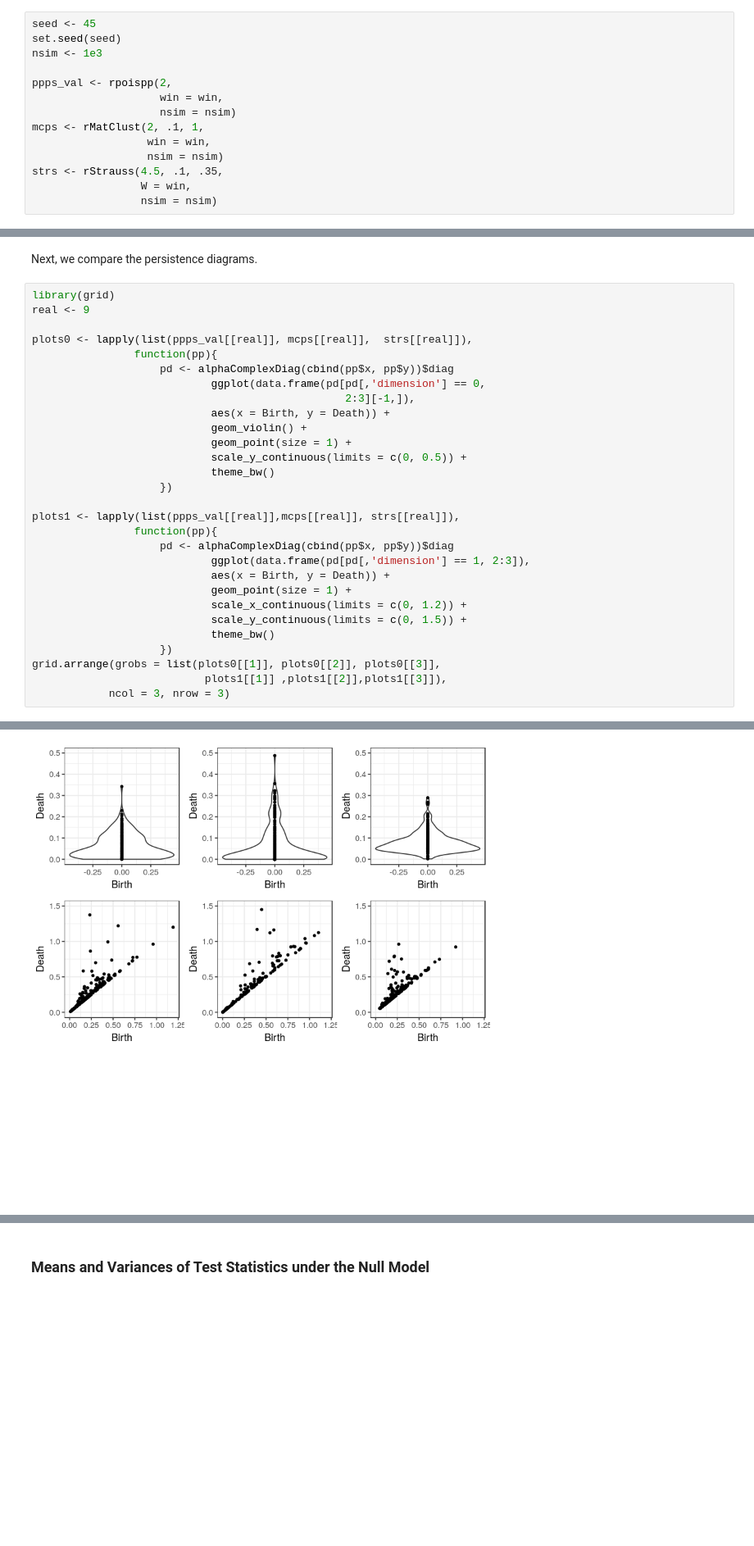
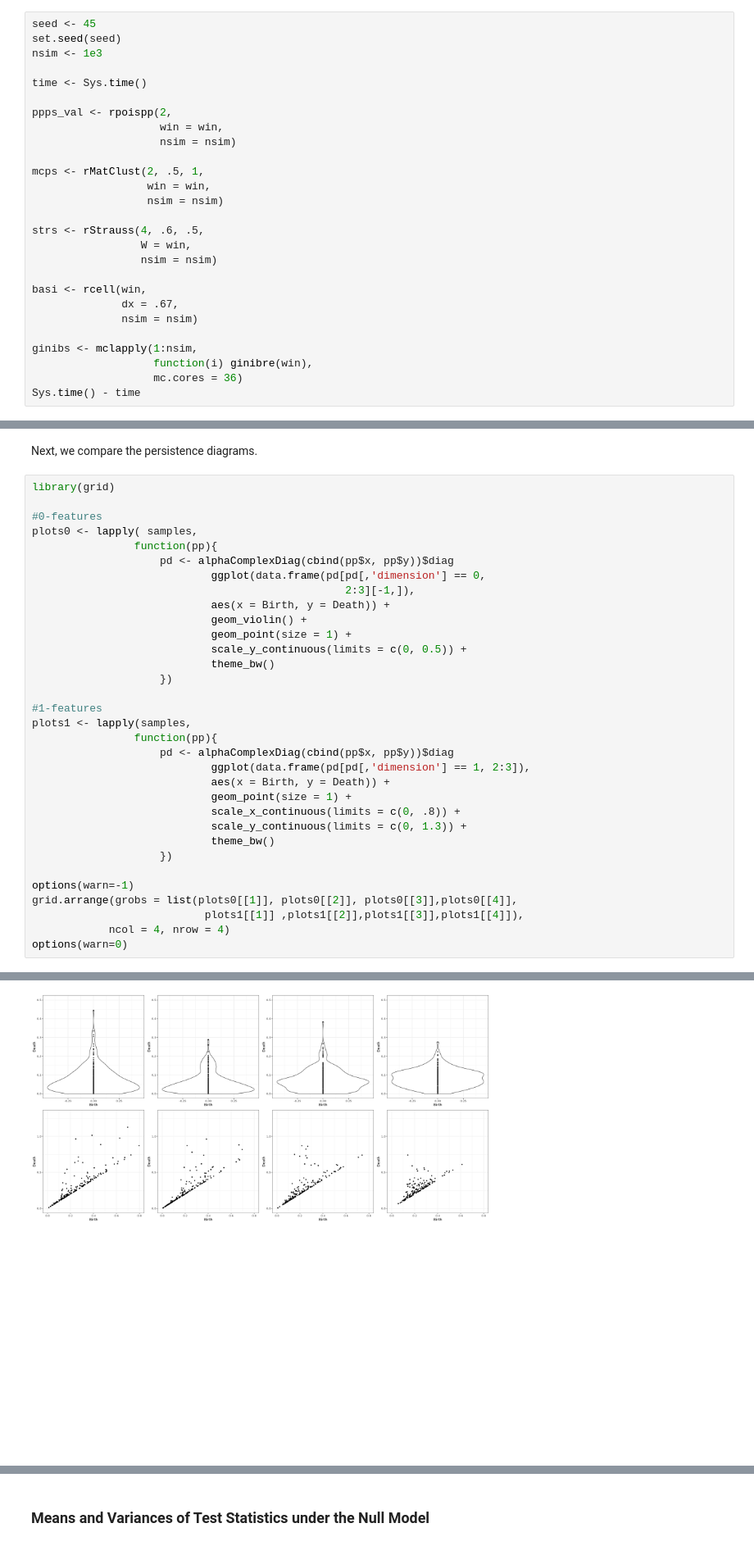
Before and after one commit to Christian-Hirsch/tdapp, a Jupyter notebook: sim_ana.ipynb, the cells around one changed output, grey strips where cells are left out. Shown at 82% size. Cells and saved outputs as stored; diff of their text form; blank space fills up the shorter version.

```diff
--- a/sim_ana.ipynb
+++ b/sim_ana.ipynb
@@ -145,12 +203,25 @@ seed <- 45
 set.seed(seed)
 nsim <- 1e3
 
+time <- Sys.time()
+
 ppps_val <- rpoispp(2,
                     win = win,
                     nsim = nsim)
-mcps <- rMatClust(2, .1, 1,
+
+mcps <- rMatClust(2, .5, 1,
                   win = win,
                   nsim = nsim)
-strs <- rStrauss(4.5, .1, .35,
+
+strs <- rStrauss(4, .6, .5,
                  W = win,
                  nsim = nsim)
+
+basi <- rcell(win,
+              dx = .67,
+              nsim = nsim)
+
+ginibs <- mclapply(1:nsim,
+                   function(i) ginibre(win),
+                   mc.cores = 36)
+Sys.time() - time
@@ -172,9 +261,9 @@ grid.arrange(plots[[1]], plots[[2]], plots[[3]],
 Next, we compare the persistence diagrams.
 # %%
 library(grid)
-real <- 9
 
-plots0 <- lapply(list(ppps_val[[real]], mcps[[real]],  strs[[real]]),
+#0-features
+plots0 <- lapply( samples,
                 function(pp){
                     pd <- alphaComplexDiag(cbind(pp$x, pp$y))$diag
                             ggplot(data.frame(pd[pd[,'dimension'] == 0,
@@ -186,17 +275,21 @@ plots0 <- lapply(list(ppps_val[[real]], mcps[[real]],  strs[[real]]),
                             theme_bw()
                     })
 
-plots1 <- lapply(list(ppps_val[[real]],mcps[[real]], strs[[real]]),
+#1-features
+plots1 <- lapply(samples,
                 function(pp){
                     pd <- alphaComplexDiag(cbind(pp$x, pp$y))$diag
                             ggplot(data.frame(pd[pd[,'dimension'] == 1, 2:3]),
                             aes(x = Birth, y = Death)) +
                             geom_point(size = 1) +
-                            scale_x_continuous(limits = c(0, 1.2)) +
-                            scale_y_continuous(limits = c(0, 1.5)) +
+                            scale_x_continuous(limits = c(0, .8)) +
+                            scale_y_continuous(limits = c(0, 1.3)) +
                             theme_bw()
                     })
-grid.arrange(grobs = list(plots0[[1]], plots0[[2]], plots0[[3]],
-                           plots1[[1]] ,plots1[[2]],plots1[[3]]),
-            ncol = 3, nrow = 3)
+
+options(warn=-1)
+grid.arrange(grobs = list(plots0[[1]], plots0[[2]], plots0[[3]],plots0[[4]],
+                           plots1[[1]] ,plots1[[2]],plots1[[3]],plots1[[4]]),
+            ncol = 4, nrow = 4)
+options(warn=0)
 # %% [output]
@@ -207 +296 @@ Warning message:
-[figure, old version]
+[figure, new version]
```
Also changed, not shown: parts of 89 cells of this notebook, 1 other file.
